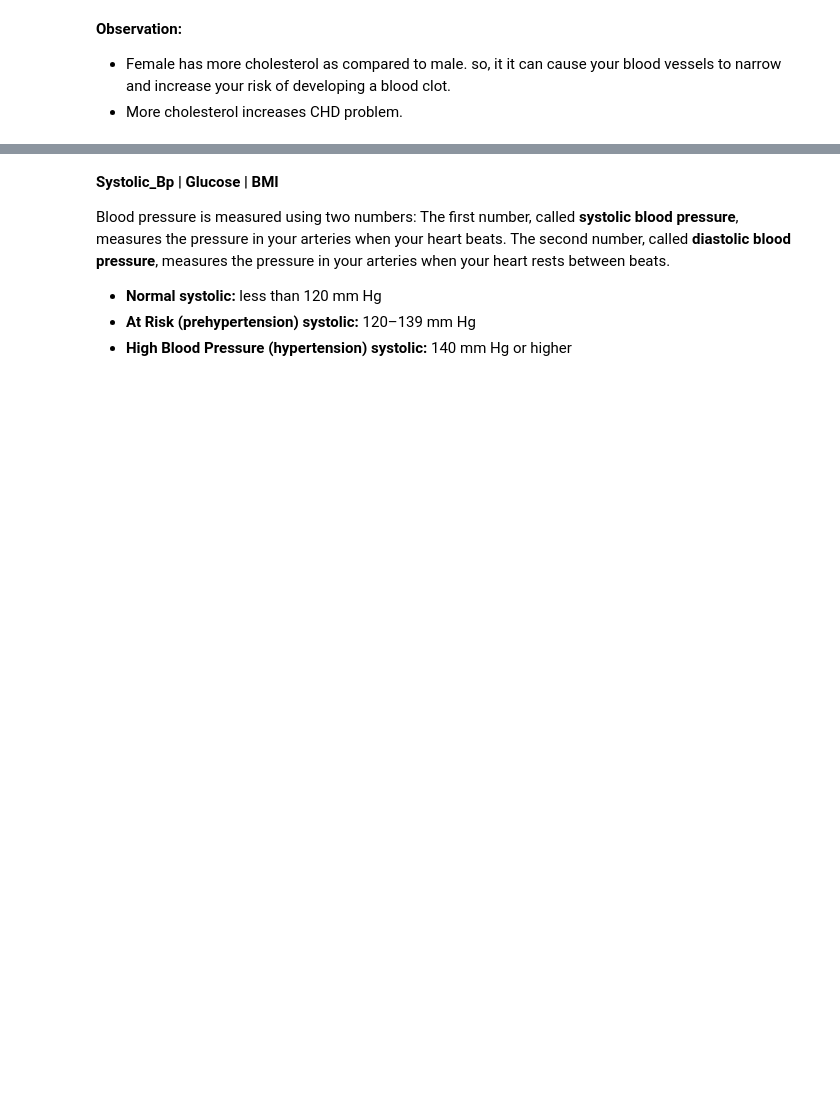
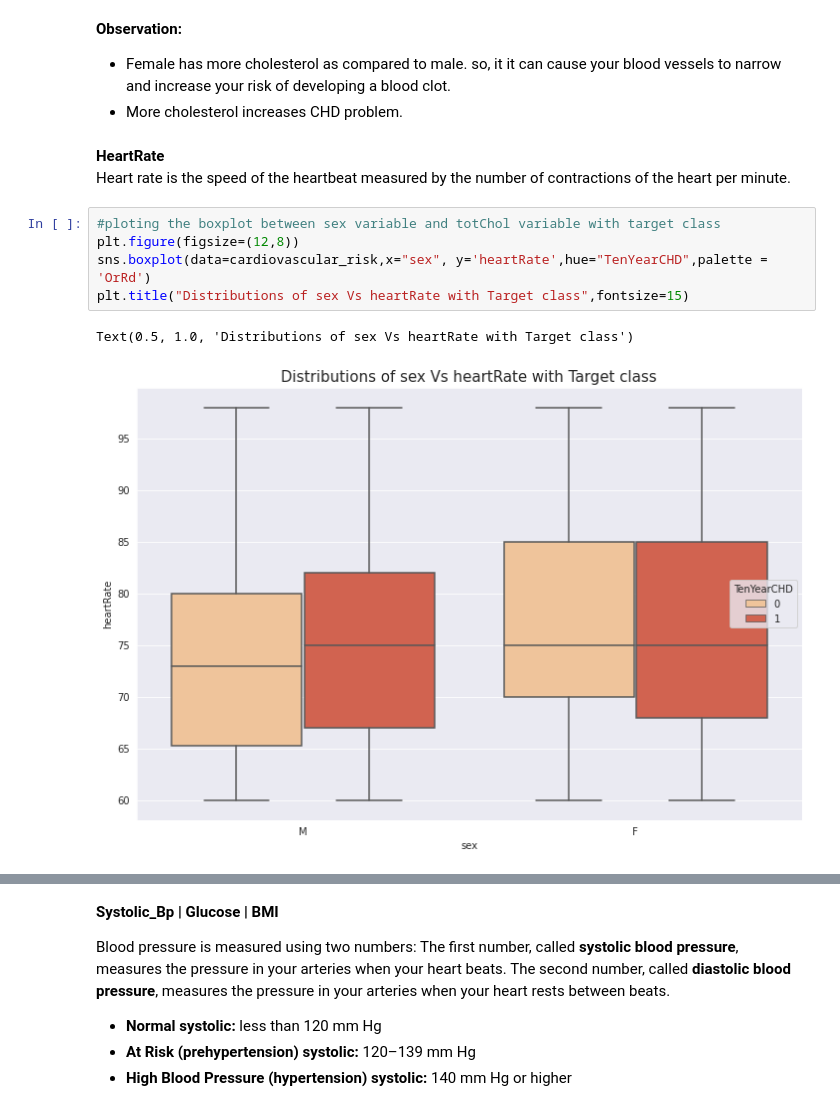
Before and after one commit to victorious07/Cardiovascular-Risk-Prediction, a Jupyter notebook: Cardiovascular_Risk_Prediction_Capstone_Project.ipynb, the cells around one changed output, grey strips where cells are left out. Cells and saved outputs as stored; diff of their text form; blank space fills up the shorter version.

```diff
--- a/Cardiovascular_Risk_Prediction_Capstone_Project.ipynb
+++ b/Cardiovascular_Risk_Prediction_Capstone_Project.ipynb
@@ -482,3 +482,14 @@ fig.show()
 **Observation:**
 * Female has more cholesterol as compared to male. so, it it can cause your blood vessels to narrow and increase your risk of developing a blood clot.
 * More cholesterol increases CHD problem.
+# %% [markdown]
+**HeartRate**<br>
+Heart rate is the speed of the heartbeat measured by the number of contractions of the heart per minute.
+# %%
+#ploting the boxplot between sex variable and totChol variable with target class
+plt.figure(figsize=(12,8))
+sns.boxplot(data=cardiovascular_risk,x="sex", y='heartRate',hue="TenYearCHD",palette = 'OrRd')
+plt.title("Distributions of sex Vs heartRate with Target class",fontsize=15)
+# %% [output]
+Text(0.5, 1.0, 'Distributions of sex Vs heartRate with Target class')
+[figure, added]
```
Also changed, not shown: parts of 13 cells of this notebook.
